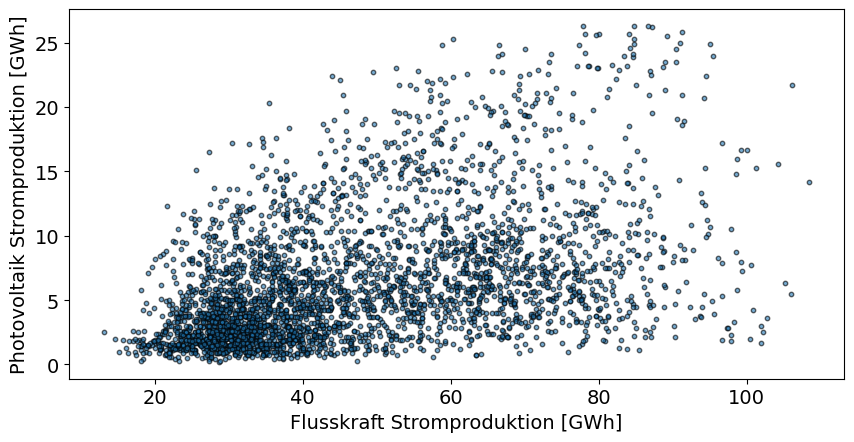
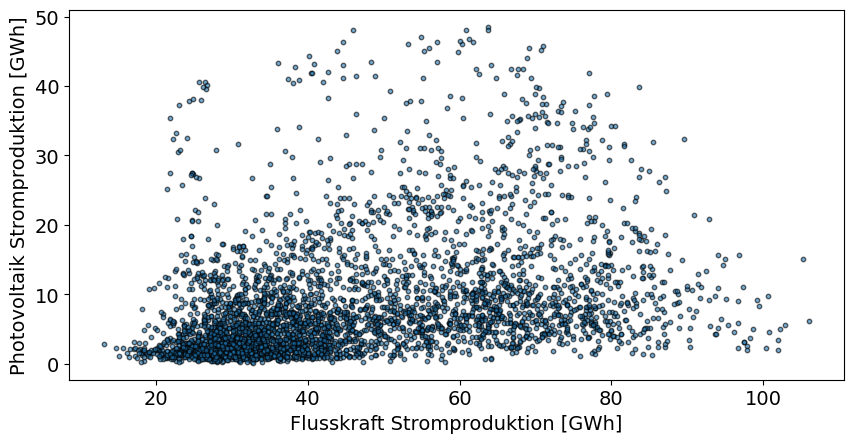
The change to this notebook cell's code, shown as a diff; its figure went from the first image to the second:
--- before
+++ after
@@ -1,5 +1,5 @@
 plt.figure().set_figheight(5)
 plt.figure().set_figwidth(10)
-plt.scatter(df_fluss_red, df_photo_red, s=10, alpha=0.6, edgecolors="k") # Scatterplot Flusskrft gegen Photovoltaik
+plt.scatter(df_fluss['Produktion_GWh'], df_photo['Produktion_GWh'], s=10, alpha=0.6, edgecolors="k") # Scatterplot Flusskrft gegen Photovoltaik
 plt.xlabel('Flusskraft Stromproduktion [GWh]') # Beschriftung x-Achse
 plt.ylabel('Photovoltaik Stromproduktion [GWh]') # Beschriftung y-Achse

Commit: updated examples with new datasets